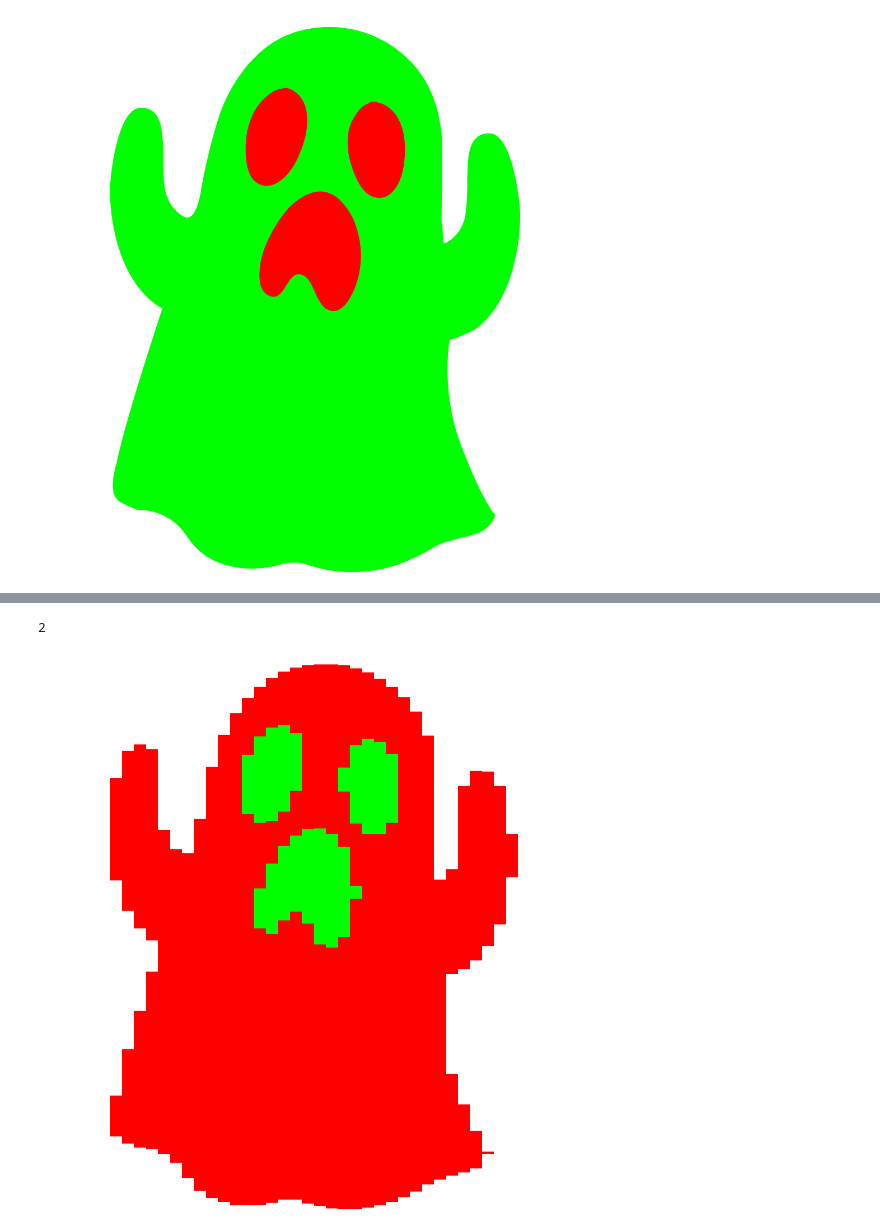
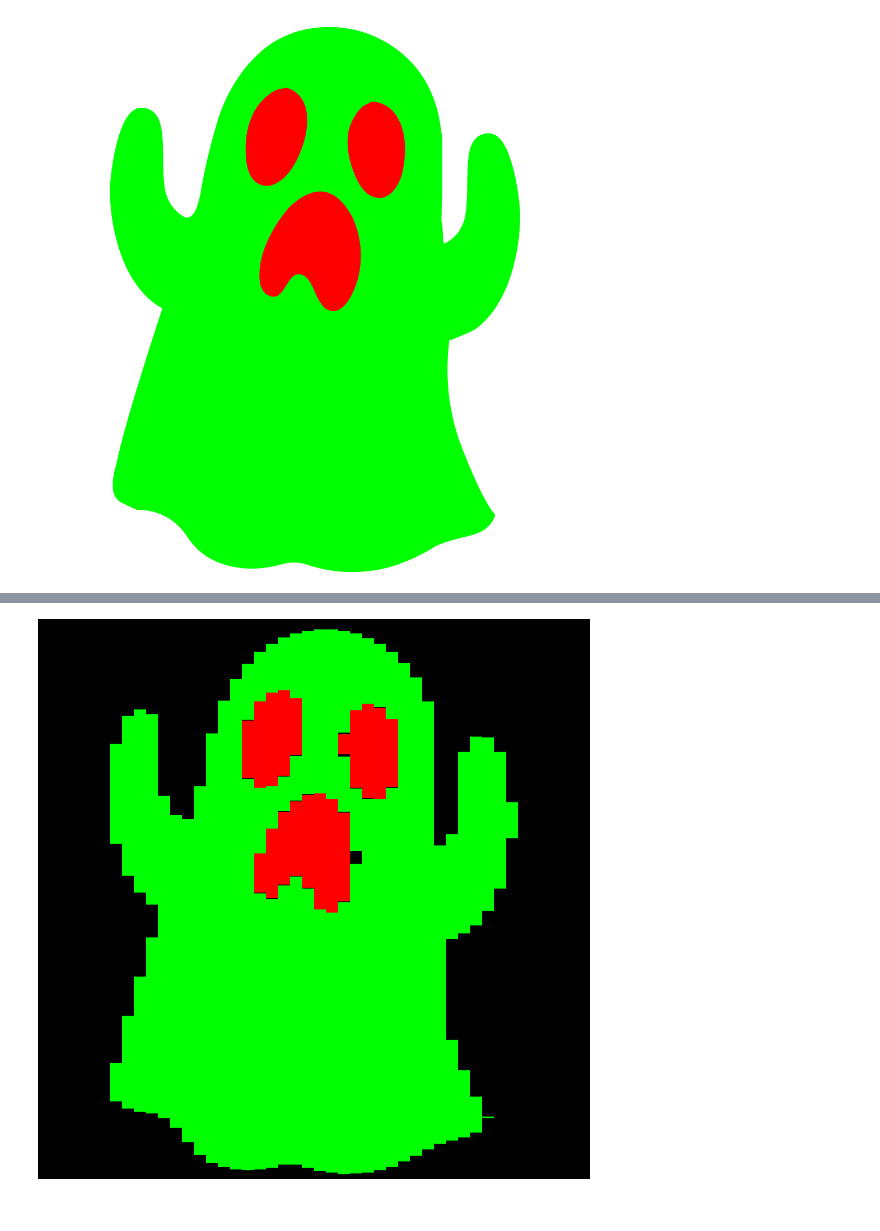
Before and after one commit to volzotan/ChalkRoll, a Jupyter notebook: Chalkroll.ipynb, the cells around one changed output, grey strips where cells are left out. Cells and saved outputs as stored; diff of their text form; code cells hidden in the pictures.

```diff
--- a/Chalkroll.ipynb
+++ b/Chalkroll.ipynb
@@ -38,12 +39,29 @@ if img.width < img.height:
 # %%
 layers = []
 if TWO_COLORS:
-    layer0 = np.where(np.array(img)[:,:,0] > 200, 255, 0)
-    layer0 = Image.fromarray(layer0.astype(np.uint8)).convert(mode="1")
+
+    img_arr = np.array(img)
+
+    #layer0 = np.where(np.array(img)[:,:,0] > 200, 255, 0)
+    #layer1 = np.where(np.array(img)[:,:,1] > 200, 255, 0)
+
+    mask_red = np.logical_and(img_arr[:,:,0] > 200, np.sum(img_arr, axis=2) < 300)
+    mask_green = np.logical_and(img_arr[:,:,1] > 200, np.sum(img_arr, axis=2) < 300)
+
+    layer0 = np.zeros([img.height, img.width], dtype=np.uint8)
+    layer1 = np.zeros([img.height, img.width], dtype=np.uint8)
+
+    layer0[mask_red] = 255
+    layer1[mask_green] = 255
+
+    # make sure the layers are mutually exclusive
+    #layer1[mask_red] = 0
+
+    layer0 = Image.fromarray(layer0).convert(mode="1")
     layers.append(layer0)
-    layer1 = np.where(np.array(img)[:,:,1] > 200, 255, 0)
     layer1 = Image.fromarray(layer1.astype(np.uint8)).convert(mode="1")
     layers.append(layer1)
+
 else:
     img = img.convert(mode="1")
     img = ImageOps.invert(img)
@@ -60,35 +78,32 @@ layer 1
 # %%
 resize_height = int(GANTRY_LENGTH / RESOLUTION_Y)
 resize_width = int(img.width / img.height * GANTRY_LENGTH / RESOLUTION_X)
 
 combined_image = np.zeros([resize_height, resize_width], dtype=np.uint8)
 combined_image_debug = np.zeros([resize_height, resize_width, 3], dtype=np.uint8)
 
 for i in range(len(layers)):
     layers[i] = layers[i].resize((
         resize_width,
         resize_height
     ))
     #), resample=Image.Resampling.LANCZOS)
 
     #display(layers[i])
     #debug_display(layers[i])
 
-    layer_array = np.array(layers[i])
-    inverted = np.invert(layer_array) * (i+1)
-    inverted = inverted.astype(np.uint8)
-    combined_image = np.add(combined_image, inverted)
+    layer_array = np.array(layers[i]) * (i+1)
+    combined_image = np.add(combined_image, layer_array.astype(np.uint8))
 
     color = [0, 0, 0]
     color[i] = 255
-    combined_image_debug[layer_array == 0] = color
+    combined_image_debug[layer_array > 0] = color
 
-combined_image_debug[combined_image == 0] = [255, 255, 255]
+#combined_image_debug[combined_image == 0] = [255, 255, 255]
 
 debug_display(Image.fromarray(combined_image_debug))
 # %% [output]
-2
-[figure, old version]
+[figure, new version]
 # %%
 def write_gcode(segments, filename, params={}):
 
```
Also changed, not shown: parts of 5 cells of this notebook, 8 other files.
